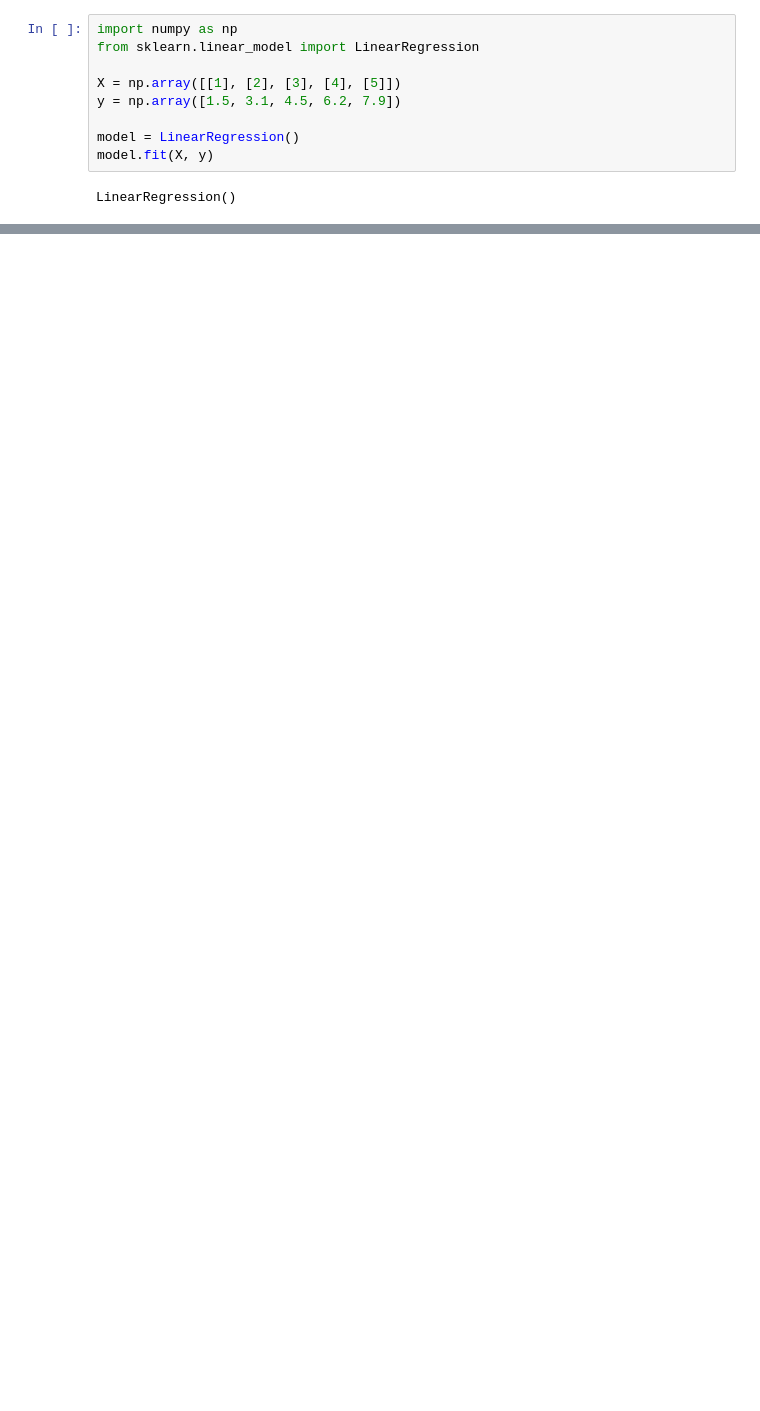
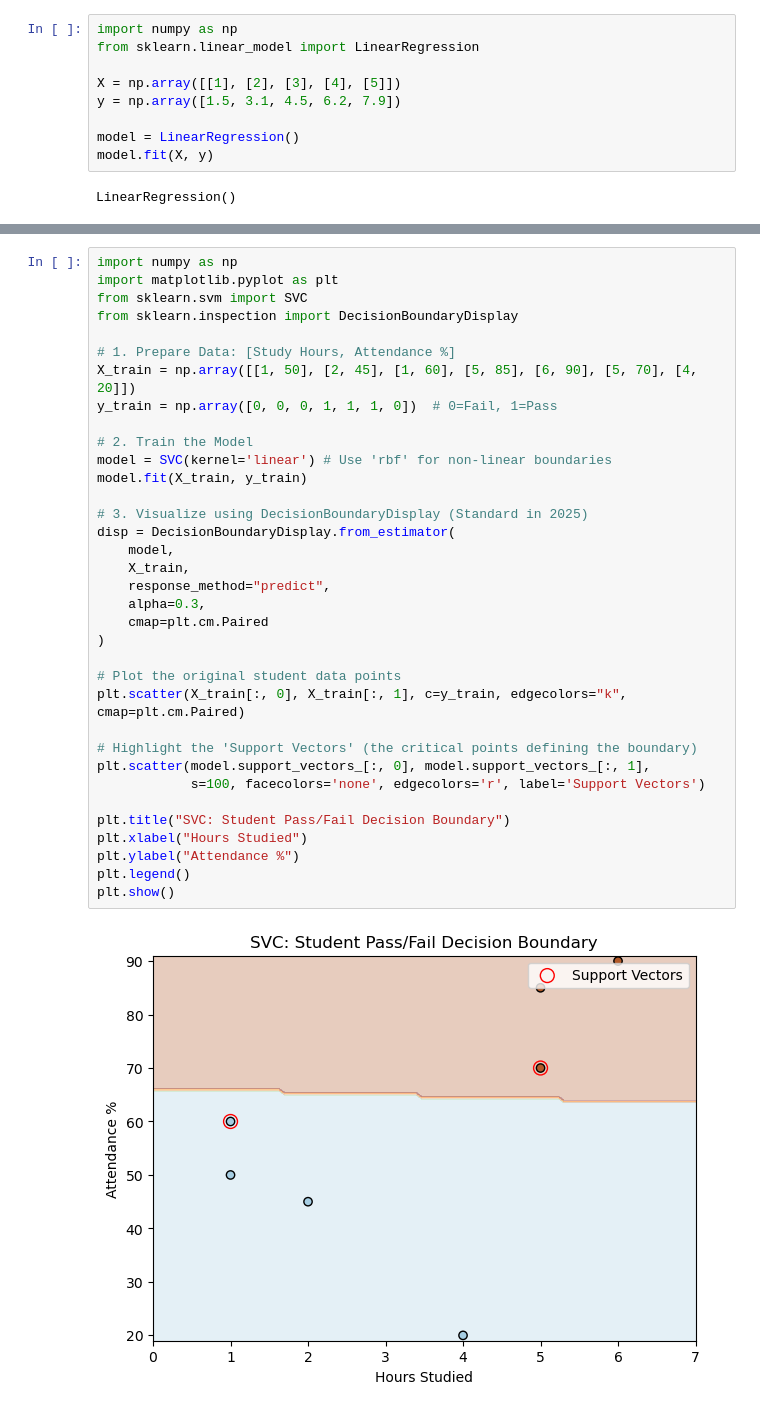
Before and after one commit to sayeedarefin/PHITRON_ML_AI, a Jupyter notebook: lab.ipynb, the cells around one changed output, grey strips where cells are left out. Cells and saved outputs as stored; diff of their text form; blank space fills up the shorter version.

```diff
--- a/lab.ipynb
+++ b/lab.ipynb
@@ -31,0 +84,37 @@ plt.show()
+# %%
+import numpy as np
+import matplotlib.pyplot as plt
+from sklearn.svm import SVC
+from sklearn.inspection import DecisionBoundaryDisplay
+
+# 1. Prepare Data: [Study Hours, Attendance %]
+X_train = np.array([[1, 50], [2, 45], [1, 60], [5, 85], [6, 90], [5, 70], [4, 20]])
+y_train = np.array([0, 0, 0, 1, 1, 1, 0])  # 0=Fail, 1=Pass
+
+# 2. Train the Model
+model = SVC(kernel='linear') # Use 'rbf' for non-linear boundaries
+model.fit(X_train, y_train)
+
+# 3. Visualize using DecisionBoundaryDisplay (Standard in 2025)
+disp = DecisionBoundaryDisplay.from_estimator(
+    model,
+    X_train,
+    response_method="predict",
+    alpha=0.3,
+    cmap=plt.cm.Paired
+)
+
+# Plot the original student data points
+plt.scatter(X_train[:, 0], X_train[:, 1], c=y_train, edgecolors="k", cmap=plt.cm.Paired)
+
+# Highlight the 'Support Vectors' (the critical points defining the boundary)
+plt.scatter(model.support_vectors_[:, 0], model.support_vectors_[:, 1],
+            s=100, facecolors='none', edgecolors='r', label='Support Vectors')
+
+plt.title("SVC: Student Pass/Fail Decision Boundary")
+plt.xlabel("Hours Studied")
+plt.ylabel("Attendance %")
+plt.legend()
+plt.show()
+# %% [output]
+[figure, added]
```
Also changed, not shown: parts of 9 cells of this notebook.
